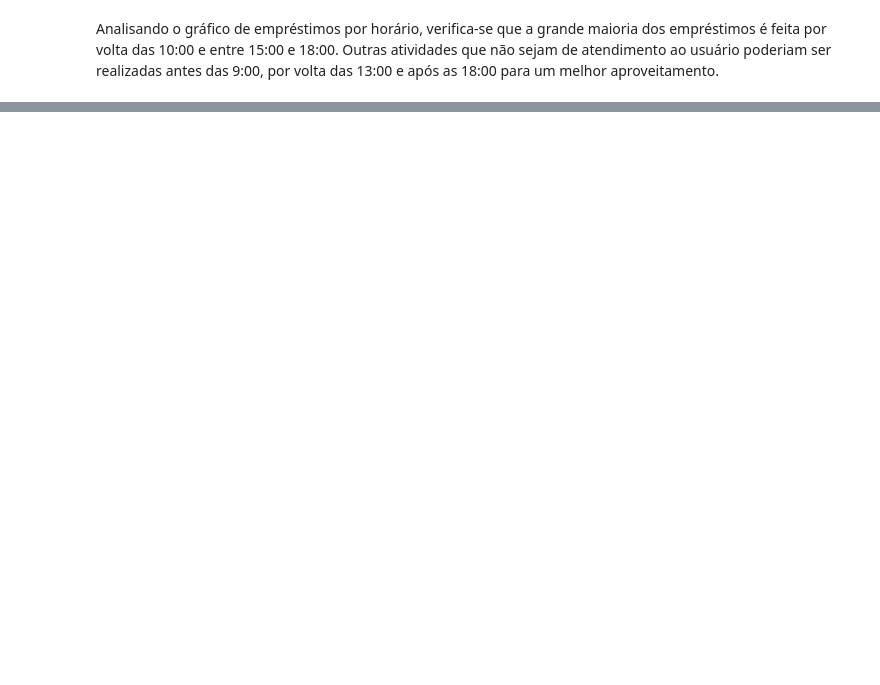
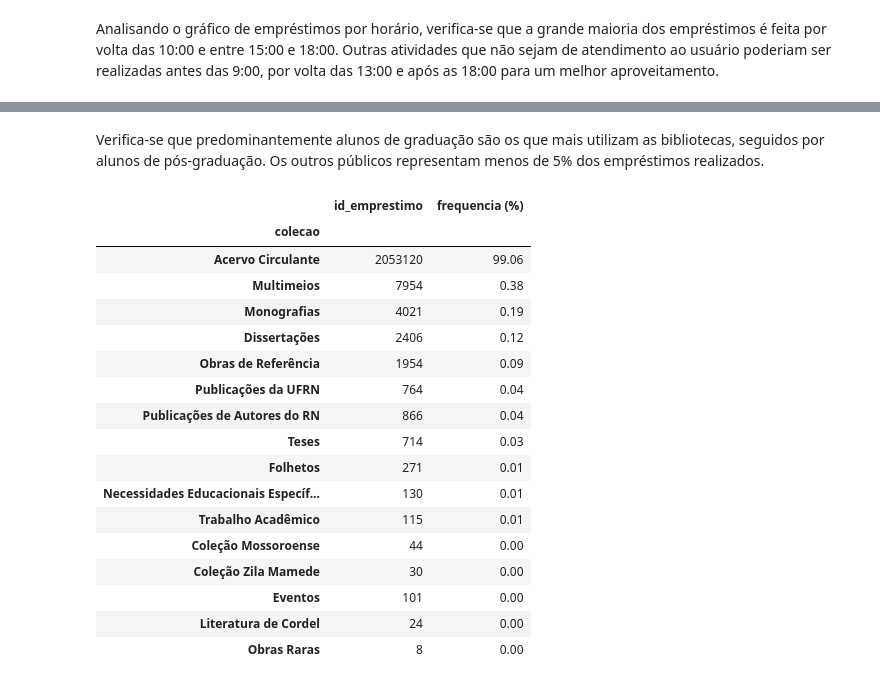
Before and after one commit to LucasMunarolo/Analise-Dados, a Jupyter notebook: EmprestimosBiblioteca.ipynb, the cells around one changed output, grey strips where cells are left out. Drawn from its saved outputs; the diff is of its cells as text; code cells hidden in the pictures; blank space fills up the shorter version.

```diff
--- a/EmprestimosBiblioteca.ipynb
+++ b/EmprestimosBiblioteca.ipynb
@@ -403,2 +406,16 @@ ax.figure.set_size_inches(15,10)
 # %% [markdown]
 Analisando o gráfico de empréstimos por horário, verifica-se que a grande maioria dos empréstimos é feita por volta das 10:00 e entre 15:00 e 18:00. Outras atividades que não sejam de atendimento ao usuário poderiam ser realizadas antes das 9:00, por volta das 13:00 e após as 18:00 para um melhor aproveitamento.
+# %%
+# A função cria uma tabela de frequência para explorar as variáveis categóricas
+def criar_tabela_frequencia(dataframe, variavel_analisada):
+    analise = dataframe[['id_emprestimo', variavel_analisada]]
+    emprestimos_por_variavel = analise.groupby(variavel_analisada).count()
+    emprestimos_por_variavel['frequencia (%)'] = round((emprestimos_por_variavel['id_emprestimo']/
+                                                        emprestimos_por_variavel['id_emprestimo'].sum()) * 100, 2)
+    return emprestimos_por_variavel.sort_values('frequencia (%)', ascending = False)
+# %%
+# Criando as tabelas de frequência que interessam para a análise
+emprestimos_por_tipo_de_vinculo = criar_tabela_frequencia(dataframe_analise, 'tipo_vinculo_usuario')
+emprestimos_por_colecao = criar_tabela_frequencia(dataframe_analise, 'colecao')
+emprestimos_por_biblioteca = criar_tabela_frequencia(dataframe_analise, 'biblioteca')
+emprestimos_por_classe_cdu = criar_tabela_frequencia(dataframe_analise, 'classe')
@@ -404,0 +438,24 @@ Analisando o gráfico de empréstimos por horário, verifica-se que a grande mai
+# %% [markdown]
+Verifica-se que predominantemente alunos de graduação são os que mais utilizam as bibliotecas, seguidos por alunos de pós-graduação. Os outros públicos representam menos de 5% dos empréstimos realizados.
+# %%
+# Empréstimos por coleção
+emprestimos_por_colecao
+# %% [output]
+|  | id_emprestimo | frequencia (%) |
+| colecao |  |  |
+| Acervo Circulante | 2053120 | 99.06 |
+| Multimeios | 7954 | 0.38 |
+| Monografias | 4021 | 0.19 |
+| Dissertações | 2406 | 0.12 |
+| Obras de Referência | 1954 | 0.09 |
+| Publicações da UFRN | 764 | 0.04 |
+| Publicações de Autores do RN | 866 | 0.04 |
+| Teses | 714 | 0.03 |
+| Folhetos | 271 | 0.01 |
+| Necessidades Educacionais Específ... | 130 | 0.01 |
+| Trabalho Acadêmico | 115 | 0.01 |
+| Coleção Mossoroense | 44 | 0.00 |
+| Coleção Zila Mamede | 30 | 0.00 |
+| Eventos | 101 | 0.00 |
+| Literatura de Cordel | 24 | 0.00 |
+| Obras Raras | 8 | 0.00 |
```
Also changed, not shown: parts of 16 cells of this notebook.
